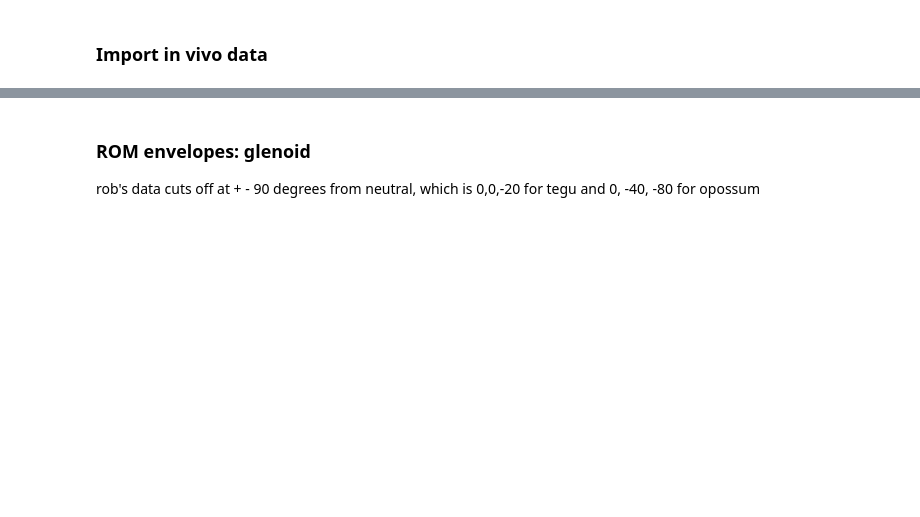
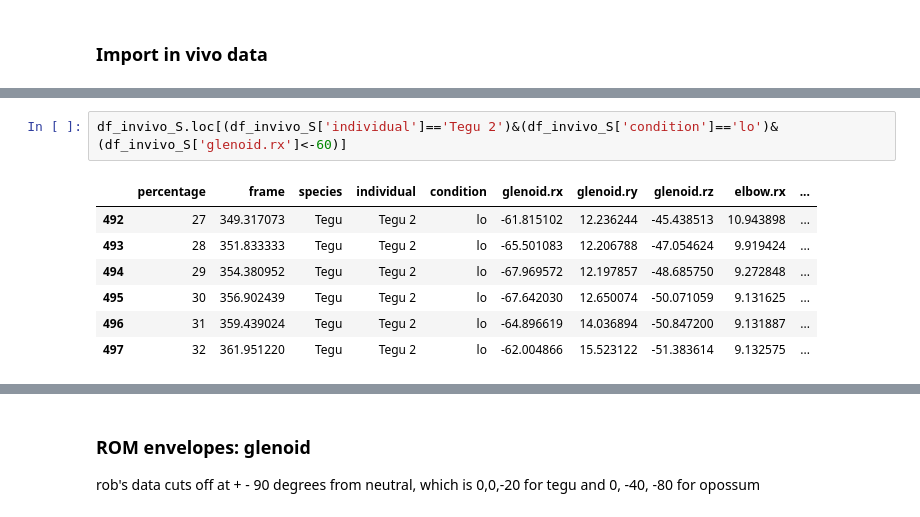
Before and after one commit to popscallion/DeepLabCut, a Jupyter notebook: deadROMM/ch3Analyses.ipynb, the cells around one changed output, grey strips where cells are left out. Cells and saved outputs as stored; diff of their text form; blank space fills up the shorter version.

```diff
--- a/deadROMM/ch3Analyses.ipynb
+++ b/deadROMM/ch3Analyses.ipynb
@@ -940,0 +1148,10 @@ Canvas(toolbar=Toolbar(toolitems=[('Home', 'Reset original view', 'home', 'home'
+# %%
+df_invivo_S.loc[(df_invivo_S['individual']=='Tegu 2')&(df_invivo_S['condition']=='lo')&(df_invivo_S['glenoid.rx']<-60)]
+# %% [output]
+|  | percentage | frame | species | individual | condition | glenoid.rx | glenoid.ry | glenoid.rz | elbow.rx | ... |
+| 492 | 27 | 349.317073 | Tegu | Tegu 2 | lo | -61.815102 | 12.236244 | -45.438513 | 10.943898 | ... |
+| 493 | 28 | 351.833333 | Tegu | Tegu 2 | lo | -65.501083 | 12.206788 | -47.054624 | 9.919424 | ... |
+| 494 | 29 | 354.380952 | Tegu | Tegu 2 | lo | -67.969572 | 12.197857 | -48.685750 | 9.272848 | ... |
+| 495 | 30 | 356.902439 | Tegu | Tegu 2 | lo | -67.642030 | 12.650074 | -50.071059 | 9.131625 | ... |
+| 496 | 31 | 359.439024 | Tegu | Tegu 2 | lo | -64.896619 | 14.036894 | -50.847200 | 9.131887 | ... |
+| 497 | 32 | 361.951220 | Tegu | Tegu 2 | lo | -62.004866 | 15.523122 | -51.383614 | 9.132575 | ... |
```
Also changed, not shown: parts of 34 cells of this notebook, 2 other files.
